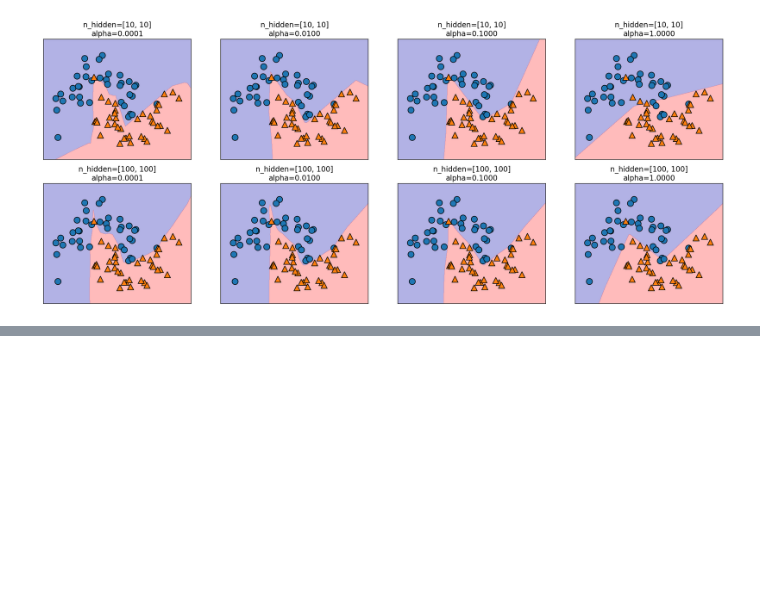
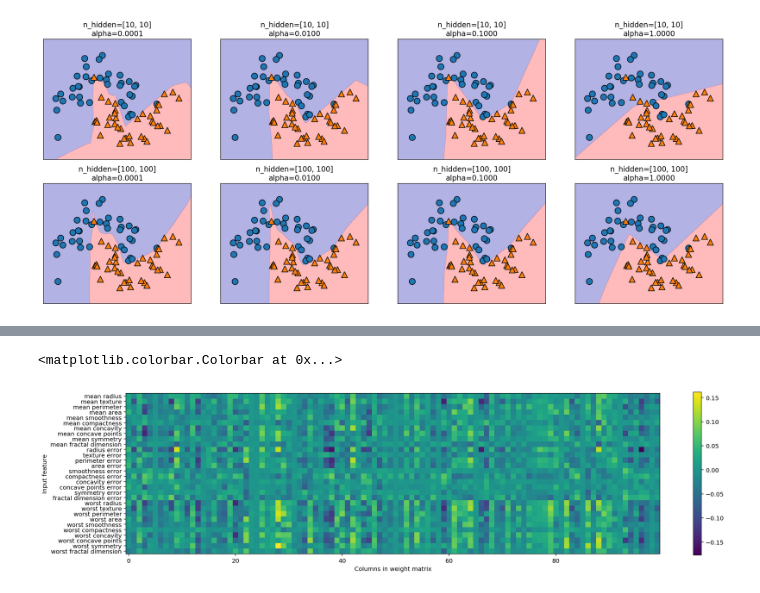
Before and after one commit to morooka-akira/MachineLearningMemo, a Jupyter notebook: models/ニューラルネットワーク(多層パーセプトロン).ipynb, the cells around one changed output, grey strips where cells are left out. Saved outputs shown, nothing was run; the diff lists cells and outputs as text; code cells hidden in the pictures; blank space fills up the shorter version.

```diff
--- a/models/ニューラルネットワーク(多層パーセプトロン).ipynb
+++ b/models/ニューラルネットワーク(多層パーセプトロン).ipynb
@@ -145,0 +222,6 @@ for axx, n_hidden_nodes in zip(axes, [10, 100]):
+# %%
+mlp = MLPClassifier(max_iter=1000, random_state=0)
+mlp.fit(X_train_scaled, y_train)
+
+print("Acuracy on training set: {:.3f}".format(mlp.score(X_train_scaled, y_train)))
+print("Accuracy on test set: {:.3f}".format(mlp.score(X_test_scaled, y_test)))
@@ -145,0 +233,6 @@ for axx, n_hidden_nodes in zip(axes, [10, 100]):
+# %%
+mlp = MLPClassifier(max_iter=1000, alpha=1, random_state=0)
+mlp.fit(X_train_scaled, y_train)
+
+print("Acuracy on training set: {:.3f}".format(mlp.score(X_train_scaled, y_train)))
+print("Accuracy on test set: {:.3f}".format(mlp.score(X_test_scaled, y_test)))
@@ -145,0 +252,10 @@ for axx, n_hidden_nodes in zip(axes, [10, 100]):
+# %%
+plt.figure(figsize=(20, 5))
+plt.imshow(mlp.coefs_[0], interpolation='none', cmap='viridis')
+plt.yticks(range(30), cancer.feature_names)
+plt.xlabel("Columns in weight matrix")
+plt.ylabel("Input feature")
+plt.colorbar()
+# %% [output]
+<matplotlib.colorbar.Colorbar at 0x...>
+[figure, added]
```
Also changed, not shown: parts of 20 cells of this notebook, 3 other files.
